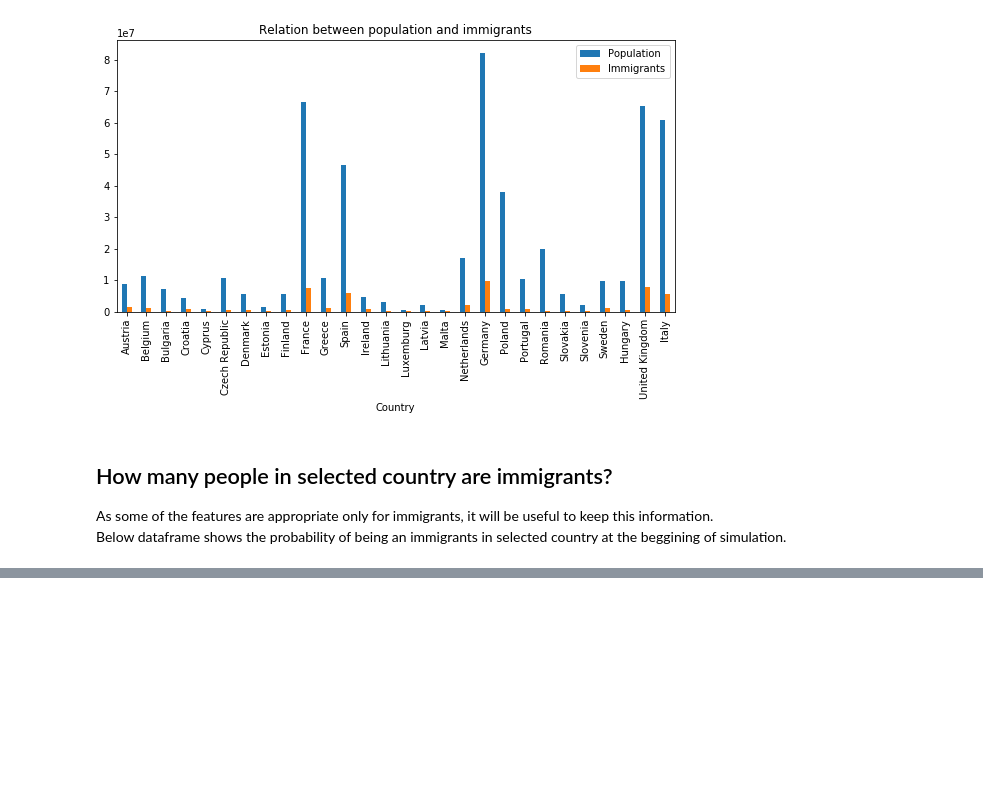
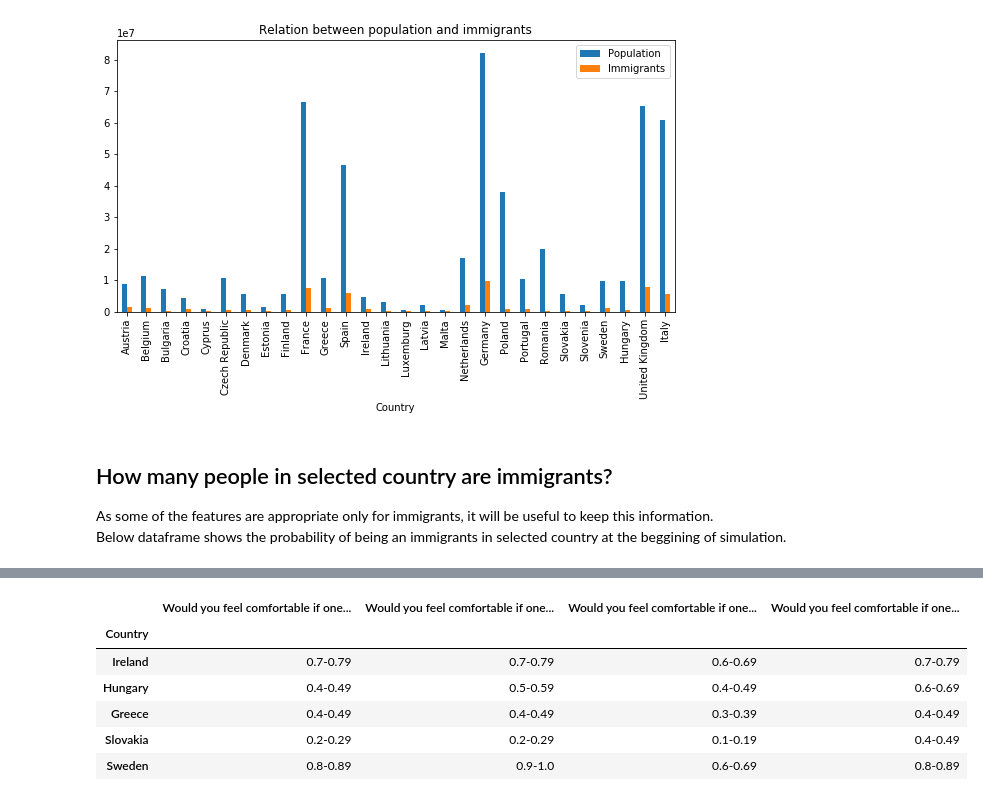
Before and after one commit to joanna-janos/MigrationSimulationInEU, a Jupyter notebook: data_analysis.ipynb, the cells around one changed output, grey strips where cells are left out. Saved outputs shown, nothing was run; the diff lists cells and outputs as text; code cells hidden in the pictures; blank space fills up the shorter version.

```diff
--- a/data_analysis.ipynb
+++ b/data_analysis.ipynb
@@ -76,0 +87,11 @@ display(df_immigrants_to_population.sample(5))
+# %%
+df_children_relationship = read_data_from_csv(filename='children_relationship')
+display(df_children_relationship.sample(5))
+# %% [output]
+|  | Would you feel comfortable if one... | Would you feel comfortable if one... | Would you feel comfortable if one... | Would you feel comfortable if one... |
+| Country |  |  |  |  |
+| Ireland | 0.7-0.79 | 0.7-0.79 | 0.6-0.69 | 0.7-0.79 |
+| Hungary | 0.4-0.49 | 0.5-0.59 | 0.4-0.49 | 0.6-0.69 |
+| Greece | 0.4-0.49 | 0.4-0.49 | 0.3-0.39 | 0.4-0.49 |
+| Slovakia | 0.2-0.29 | 0.2-0.29 | 0.1-0.19 | 0.4-0.49 |
+| Sweden | 0.8-0.89 | 0.9-1.0 | 0.6-0.69 | 0.8-0.89 |
```
Also changed, not shown: parts of 17 cells of this notebook, 1 other file.
